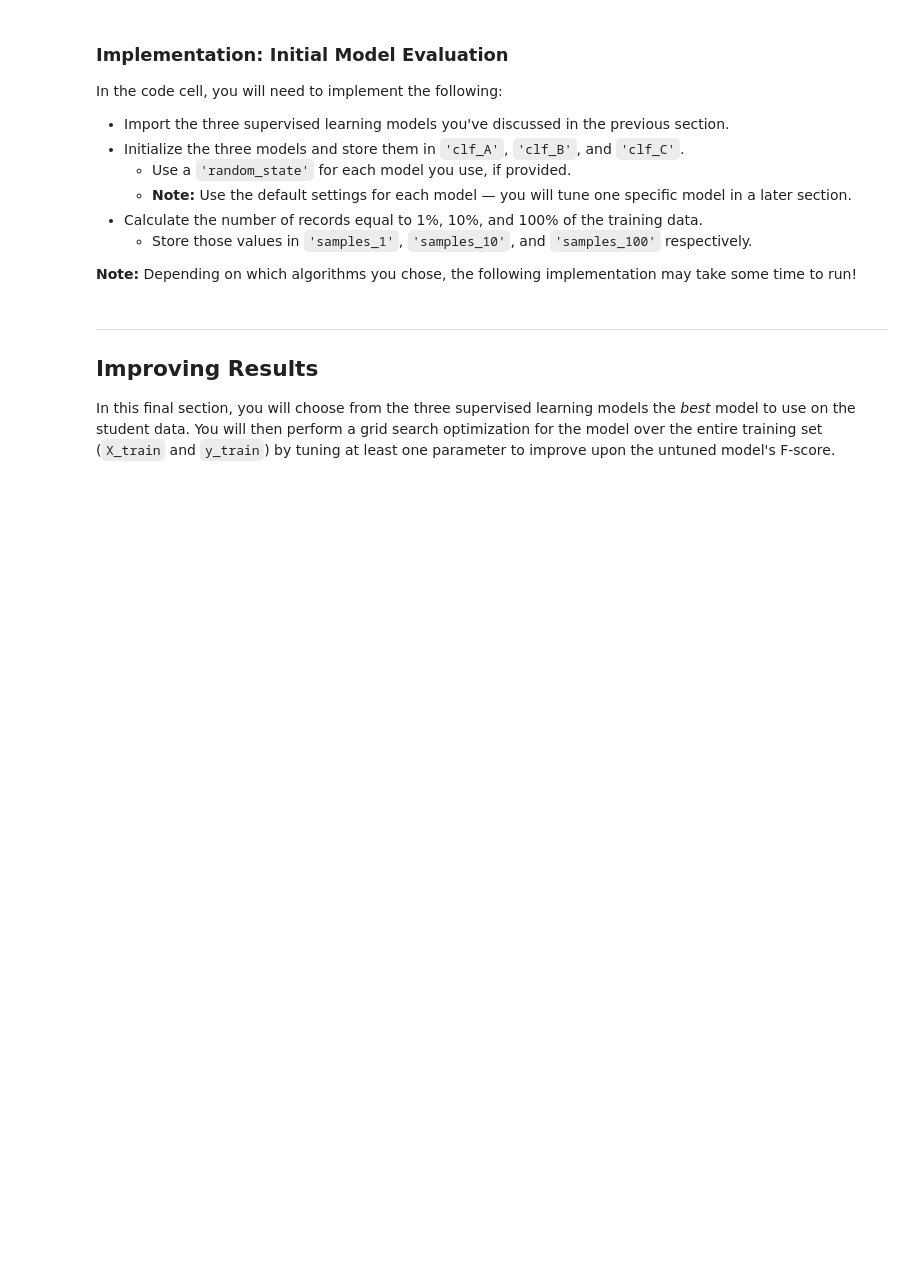
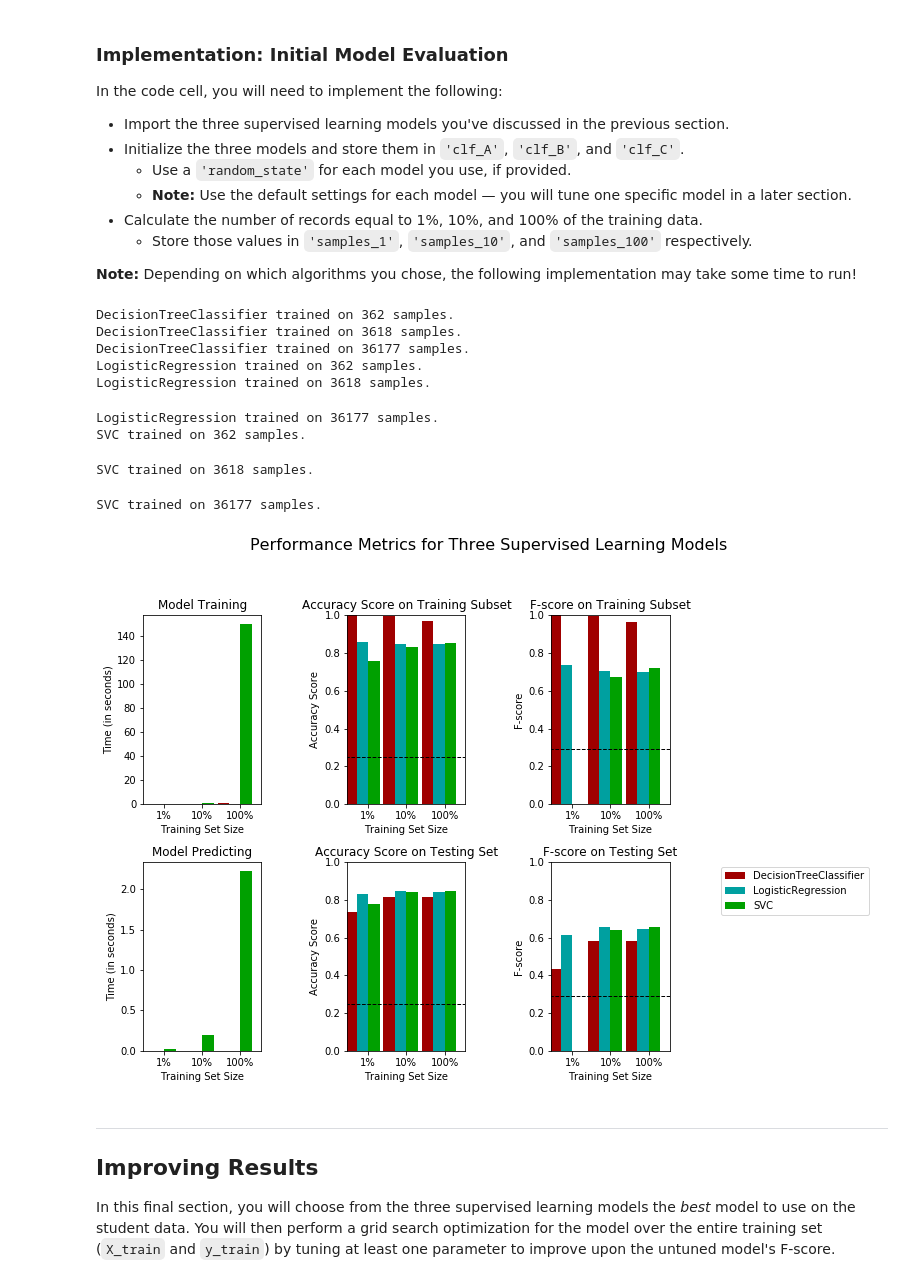
Before and after one commit to vdscruz/udacity_projects, a Jupyter notebook: machine-learning/finding_donors/finding_donors.ipynb, the cells around one changed output. Saved outputs shown, nothing was run; the diff lists cells and outputs as text; code cells hidden in the pictures; blank space fills up the shorter version.

```diff
--- a/machine-learning/finding_donors/finding_donors.ipynb
+++ b/machine-learning/finding_donors/finding_donors.ipynb
@@ -214,6 +259,9 @@ For classification problems that are skewed in their classification distribution
 
 * When we have a model that always predicts '1' (i.e. the individual makes more than 50k) then our model will have no True Negatives(TN) or False Negatives(FN) as we are not making any negative('0' value) predictions. Therefore our Accuracy in this case becomes the same as our Precision(True Positives/(True Positives + False Positives)) as every prediction that we have made with value '1' that should have '0' becomes a False Positive; therefore our denominator in this case is the total number of records we have in total.
 * Our Recall score(True Positives/(True Positives + False Negatives)) in this setting becomes 1 as we have no False Negatives.
+# %%
+def function_fscore(beta, precision, recall):
+    return (1 + beta*beta) * (precision * recall)/((beta*beta * precision) + recall)
 # %%
 '''
 TP = np.sum(income) # Counting the ones as this is the naive case. Note that 'income' is the 'income_raw' data
@@ -270,6 +388,7 @@ In the code block below, you will need to implement the following:
    - Make sure that you set the `beta` parameter!
 # %%
 # TODO: Import two metrics from sklearn - fbeta_score and accuracy_score
+from sklearn.metrics import fbeta_score, accuracy_score
 
 def train_predict(learner, sample_size, X_train, y_train, X_test, y_test):
     '''
@@ -286,33 +405,33 @@ def train_predict(learner, sample_size, X_train, y_train, X_test, y_test):
 
     # TODO: Fit the learner to the training data using slicing with 'sample_size' using .fit(training_features[:], training_labels[:])
     start = time() # Get start time
-    learner = None
+    learner.fit(X_train[:sample_size], y_train[:sample_size])
     end = time() # Get end time
 
     # TODO: Calculate the training time
-    results['train_time'] = None
+    results['train_time'] = end - start
 
     # TODO: Get the predictions on the test set(X_test),
     #       then get predictions on the first 300 training samples(X_train) using .predict()
     start = time() # Get start time
-    predictions_test = None
-    predictions_train = None
+    predictions_test = learner.predict(X_test[:300])
+    predictions_train = learner.predict(X_train[:300])
     end = time() # Get end time
 
     # TODO: Calculate the total prediction time
-    results['pred_time'] = None
+    results['pred_time'] = end - start
 
     # TODO: Compute accuracy on the first 300 training samples which is y_train[:300]
-    results['acc_train'] = None
+    results['acc_train'] = accuracy_score(y_train[:300], predictions_train[:300])
 
     # TODO: Compute accuracy on test set using accuracy_score()
-    results['acc_test'] = None
+    results['acc_test'] = accuracy_score(y_test[:300], predictions_test[:300])
 
     # TODO: Compute F-score on the the first 300 training samples using fbeta_score()
-    results['f_train'] = None
+    results['f_train'] = fbeta_score(y_train[:300], predictions_train[:300], 0.5)
 
     # TODO: Compute F-score on the test set which is y_test
-    results['f_test'] = None
+    results['f_test'] = fbeta_score(y_test[:300], predictions_test[:300], 0.5)
 
     # Success
     print("{} trained on {} samples.".format(learner.__class__.__name__, sample_size))
@@ -332,31 +451,46 @@ In the code cell, you will need to implement the following:
 **Note:** Depending on which algorithms you chose, the following implementation may take some time to run!
 # %%
 # TODO: Import the three supervised learning models from sklearn
+from sklearn.naive_bayes import GaussianNB
+from sklearn.linear_model import LogisticRegression
+from sklearn.svm import SVC
+from sklearn.tree import DecisionTreeClassifier
 
 # TODO: Initialize the three models
-clf_A = None
-clf_B = None
-clf_C = None
+clf_A = DecisionTreeClassifier()
+clf_B = LogisticRegression()
+clf_C = SVC()
 
 # TODO: Calculate the number of samples for 1%, 10%, and 100% of the training data
 # HINT: samples_100 is the entire training set i.e. len(y_train)
 # HINT: samples_10 is 10% of samples_100 (ensure to set the count of the values to be `int` and not `float`)
 # HINT: samples_1 is 1% of samples_100 (ensure to set the count of the values to be `int` and not `float`)
-samples_100 = None
-samples_10 = None
-samples_1 = None
+samples_100 = len(y_train)
+samples_10 = round(len(y_train) * 0.1)
+samples_1 = round(len(y_train) * 0.01)
 
 # Collect results on the learners
 results = {}
 for clf in [clf_A, clf_B, clf_C]:
     clf_name = clf.__class__.__name__
     results[clf_name] = {}
     for i, samples in enumerate([samples_1, samples_10, samples_100]):
         results[clf_name][i] = \
         train_predict(clf, samples, X_train, y_train, X_test, y_test)
 
 # Run metrics visualization for the three supervised learning models chosen
 vs.evaluate(results, accuracy, fscore)
+# %% [output]
+DecisionTreeClassifier trained on 362 samples.
+DecisionTreeClassifier trained on 3618 samples.
+DecisionTreeClassifier trained on 36177 samples.
+LogisticRegression trained on 362 samples.
+LogisticRegression trained on 3618 samples.
+LogisticRegression trained on 36177 samples.
+SVC trained on 362 samples.
+SVC trained on 3618 samples.
+SVC trained on 36177 samples.
+[figure, added]
 # %% [markdown]
 ----
 ## Improving Results
```
Also changed, not shown: parts of 27 cells of this notebook, 1 other file.
